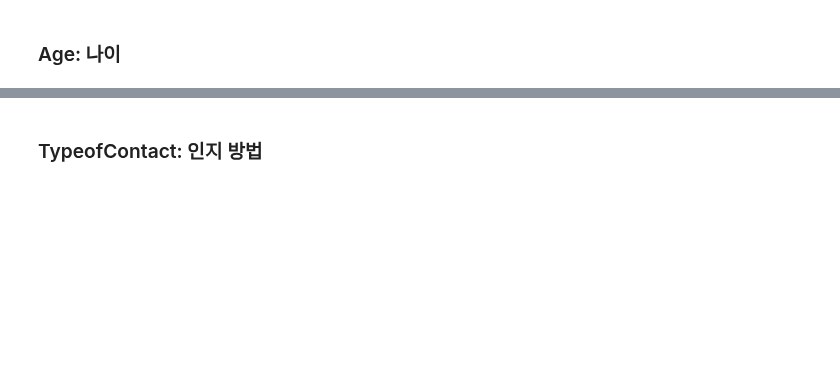
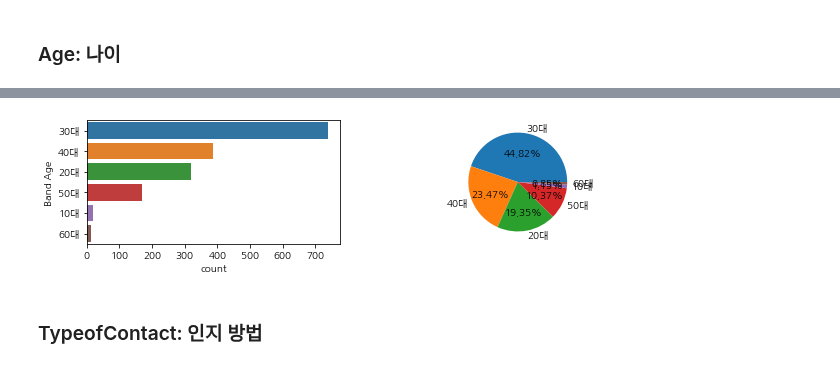
Before and after one commit to nuyhc/Struggles, a Jupyter notebook: Visualize Travel Product Analysis/Visualize Travel Product Analysis.ipynb, the cells around one changed output, grey strips where cells are left out. Cells and saved outputs as stored; diff of their text form; code cells hidden in the pictures; blank space fills up the shorter version.

```diff
--- a/Visualize Travel Product Analysis/Visualize Travel Product Analysis.ipynb
+++ b/Visualize Travel Product Analysis/Visualize Travel Product Analysis.ipynb
@@ -50,2 +74,11 @@ df.drop(columns=["id"], inplace=True)
+# %%
+plt.figure(figsize=(10, 5))
+plt.subplot(221)
+sns.countplot(data=df, y="Band Age", order=df["Band Age"].value_counts().index)
+plt.subplot(222)
+plt.pie(df["Band Age"].value_counts().values, labels=df["Band Age"].value_counts().index, autopct="%.2f%%")
+plt.show()
+# %% [output]
+[figure, added]
 # %% [markdown]
 ### TypeofContact: 인지 방법
```
Also changed, not shown: parts of 30 cells of this notebook.
